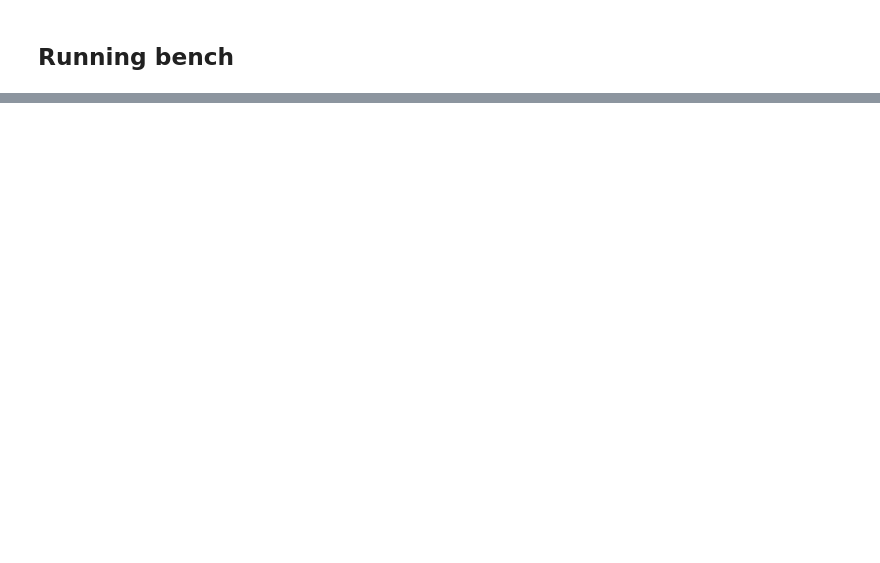
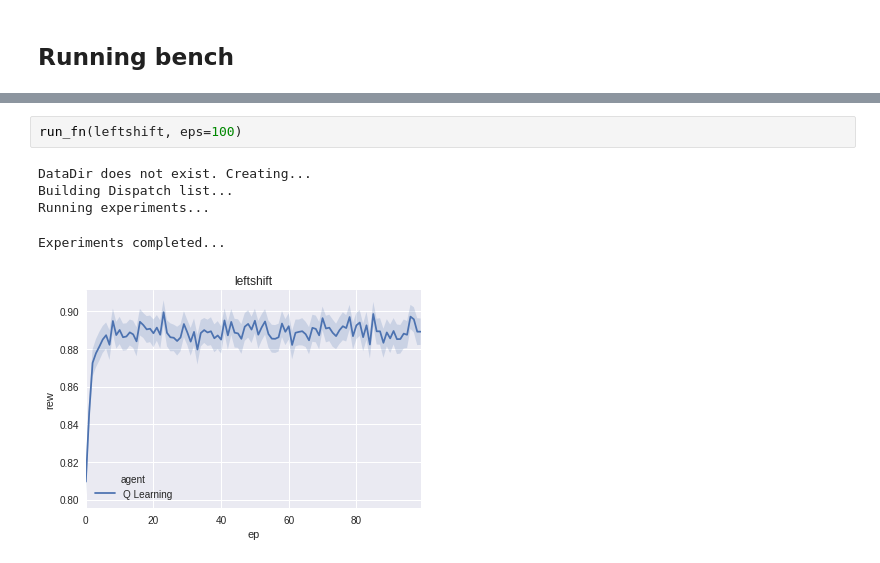
Before and after one commit to theSage21/notebooks, a Jupyter notebook: books/Turing-Learner.ipynb, the cells around one changed output, grey strips where cells are left out. Saved outputs shown, nothing was run; the diff lists cells and outputs as text; blank space fills up the shorter version.

```diff
--- a/books/Turing-Learner.ipynb
+++ b/books/Turing-Learner.ipynb
@@ -229,0 +156,8 @@ As seen, the agent is unable to learn simple functions which do not exhibit simp
+# %%
+run_fn(leftshift, eps=100)
+# %% [output]
+DataDir does not exist. Creating...
+Building Dispatch list...
+Running experiments...
+Experiments completed...
+[figure, added]
```
Also changed, not shown: parts of 38 cells of this notebook.
